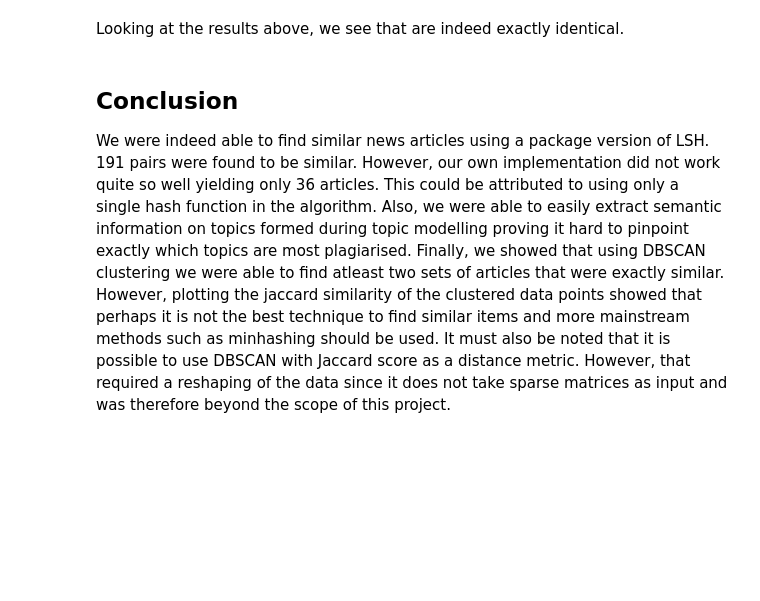
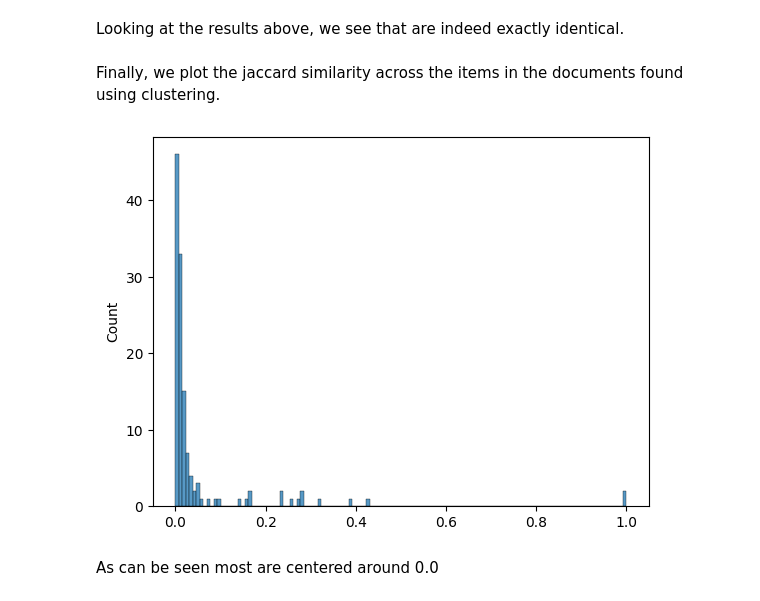
Before and after one commit to sumukhashridhar/DTU_CTDS, a Jupyter notebook: Minhashing.ipynb, the cells around one changed output. Cells and saved outputs as stored; diff of their text form; code cells hidden in the pictures; blank space fills up the shorter version.

Commit message:
readded plot for jaccard score dist

```diff
--- a/Minhashing.ipynb
+++ b/Minhashing.ipynb
@@ -593,6 +593,31 @@ assert data_content[46389]==data_content[46403]
 assert data_content[43099]==data_content[43085]
 # %% [markdown]
 Looking at the results above, we see that are indeed exactly identical.
-# %% [markdown]
- ## Conclusion
- We were indeed able to find similar news articles using a package version of LSH. 191 pairs were found to be similar. However, our own implementation did not work quite so well yielding only 36 articles. This could be attributed to using only a single hash function in the algorithm. Also, we were able to easily extract semantic information on topics formed during topic modelling proving it hard to pinpoint exactly which topics are most plagiarised. Finally, we showed that using DBSCAN clustering we were able to find atleast two sets of articles that were exactly similar. However, plotting the jaccard similarity of the clustered data points showed that perhaps it is not the best technique to find similar items and more mainstream methods such as minhashing should be used. It must also be noted that it is possible to use DBSCAN with Jaccard score as a distance metric. However, that required a reshaping of the data since it does not take sparse matrices as input and was therefore beyond the scope of this project.
+# %% [markdown]
+Finally, we plot the jaccard similarity across the items in the documents found using clustering.
+# %%
+''' Iterate through the cluster ids and for each pair of documents in it, retrive the documents texts, hash them and
+    compute the jaccard sim between them. Store the results in a dictionary indexed by the cluster id '''
+jaccard_set = {}
+for k,v in index_to_doc.items():
+
+    a = [listhash(item, seed=1) for item in shingled_docs[v[0]]]
+    b = [listhash(item, seed=1) for item in shingled_docs[v[1]]]
+    # for item in shingle_docs[v[0]]
+    # hash_pairs=(listhash(shingled_docs[v[0]], seed=1),listhash(shingled_docs[v[0]], seed=1))
+    if len(set(a))==0 or len(set(b))==0:
+        continue
+
+    jaccard_set[k] = [jaccard(set(a), set(b)), v[0], v[1]]
+# %%
+import seaborn
+plt_set={}
+for k,v in jaccard_set.items():
+    plt_set[k] = v[0]
+
+seaborn.histplot(plt_set)
+plt.show()
+# %% [output]
+[figure, added]
+# %% [markdown]
+As can be seen most are centered around 0.0
```
